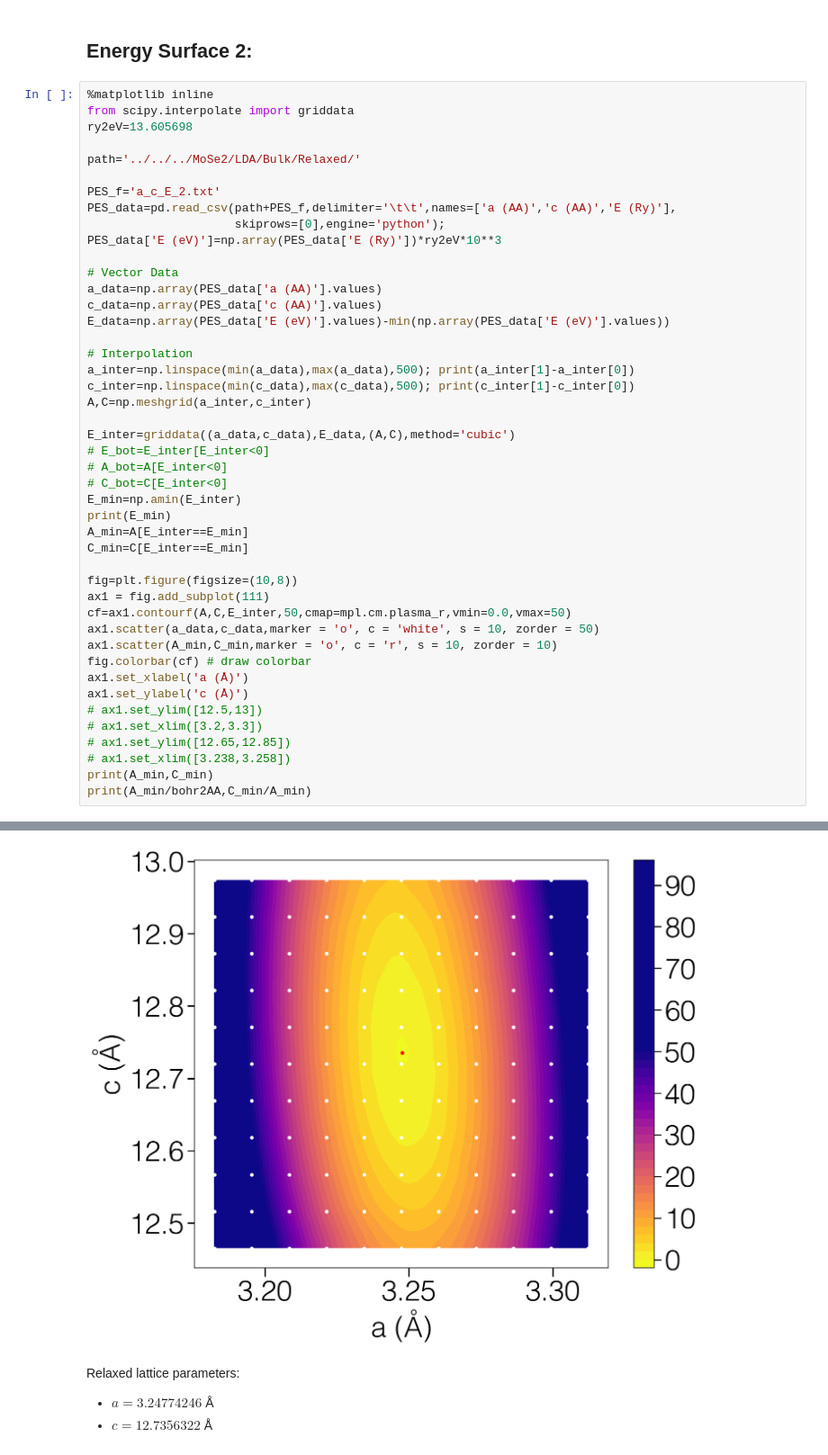
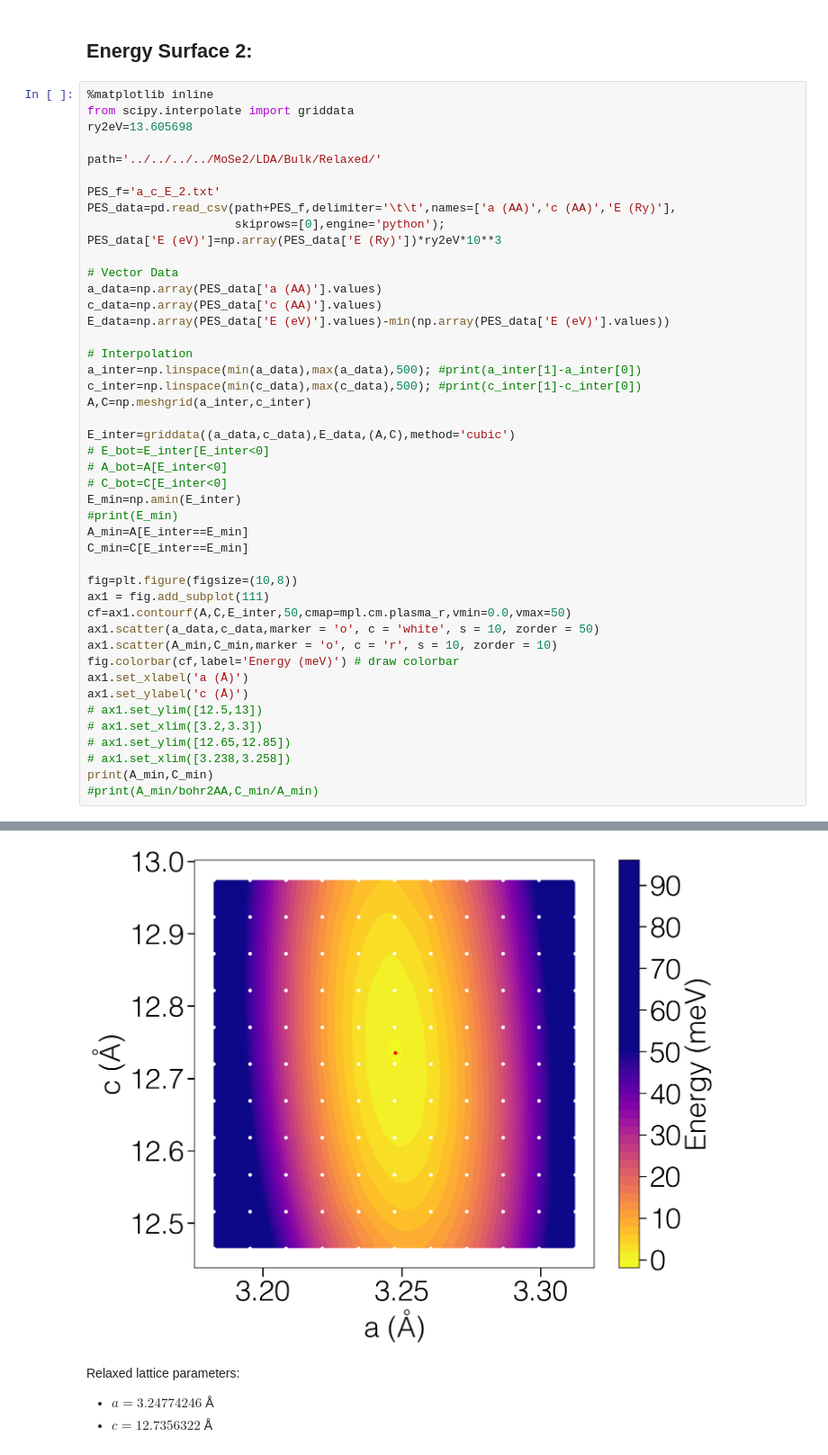
Before and after one commit to jencomen/MSE5720_FR, a Jupyter notebook: MoSe2/LDA/MoSe2-Bulk-Relax-LDA.ipynb, the cells around one changed output, grey strips where cells are left out. Shown at 90% size. Saved outputs shown, nothing was run; the diff lists cells and outputs as text.

```diff
--- a/MoSe2/LDA/MoSe2-Bulk-Relax-LDA.ipynb
+++ b/MoSe2/LDA/MoSe2-Bulk-Relax-LDA.ipynb
@@ -239,7 +239,7 @@ ax1.set_xlim([3.1,3.4])
 from scipy.interpolate import griddata
 ry2eV=13.605698
 
-path='../../../MoSe2/LDA/Bulk/Relaxed/'
+path='../../../../MoSe2/LDA/Bulk/Relaxed/'
 
 PES_f='a_c_E_2.txt'
 PES_data=pd.read_csv(path+PES_f,delimiter='\t\t',names=['a (AA)','c (AA)','E (Ry)'],
@@ -252,8 +252,8 @@ c_data=np.array(PES_data['c (AA)'].values)
 E_data=np.array(PES_data['E (eV)'].values)-min(np.array(PES_data['E (eV)'].values))
 
 # Interpolation
-a_inter=np.linspace(min(a_data),max(a_data),500); print(a_inter[1]-a_inter[0])
-c_inter=np.linspace(min(c_data),max(c_data),500); print(c_inter[1]-c_inter[0])
+a_inter=np.linspace(min(a_data),max(a_data),500); #print(a_inter[1]-a_inter[0])
+c_inter=np.linspace(min(c_data),max(c_data),500); #print(c_inter[1]-c_inter[0])
 A,C=np.meshgrid(a_inter,c_inter)
 
 E_inter=griddata((a_data,c_data),E_data,(A,C),method='cubic')
@@ -261,7 +261,7 @@ E_inter=griddata((a_data,c_data),E_data,(A,C),method='cubic')
 # A_bot=A[E_inter<0]
 # C_bot=C[E_inter<0]
 E_min=np.amin(E_inter)
-print(E_min)
+#print(E_min)
 A_min=A[E_inter==E_min]
 C_min=C[E_inter==E_min]
 
@@ -270,7 +270,7 @@ ax1 = fig.add_subplot(111)
 cf=ax1.contourf(A,C,E_inter,50,cmap=mpl.cm.plasma_r,vmin=0.0,vmax=50)
 ax1.scatter(a_data,c_data,marker = 'o', c = 'white', s = 10, zorder = 50)
 ax1.scatter(A_min,C_min,marker = 'o', c = 'r', s = 10, zorder = 10)
-fig.colorbar(cf) # draw colorbar
+fig.colorbar(cf,label='Energy (meV)') # draw colorbar
 ax1.set_xlabel('a (Å)')
 ax1.set_ylabel('c (Å)')
 # ax1.set_ylim([12.5,13])
@@ -278,5 +278,5 @@ ax1.set_ylabel('c (Å)')
 # ax1.set_ylim([12.65,12.85])
 # ax1.set_xlim([3.238,3.258])
 print(A_min,C_min)
-print(A_min/bohr2AA,C_min/A_min)
+#print(A_min/bohr2AA,C_min/A_min)
 # %% [output]
@@ -288,4 +284,4 @@ print(A_min/bohr2AA,C_min/A_min)
-[figure, old version]
+[figure, new version]
 # %% [markdown]
 Relaxed lattice parameters:
  - $a=3.24774246$ Å
```
Also changed, not shown: parts of 3 cells of this notebook, 5 other files.
